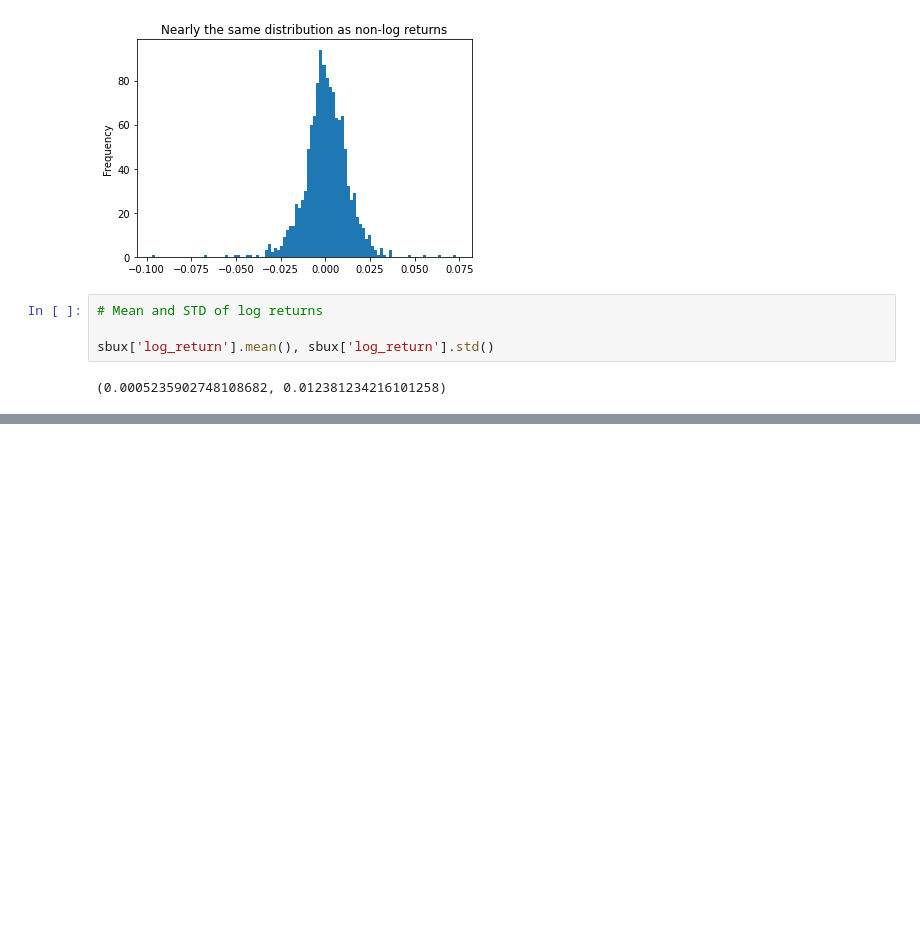
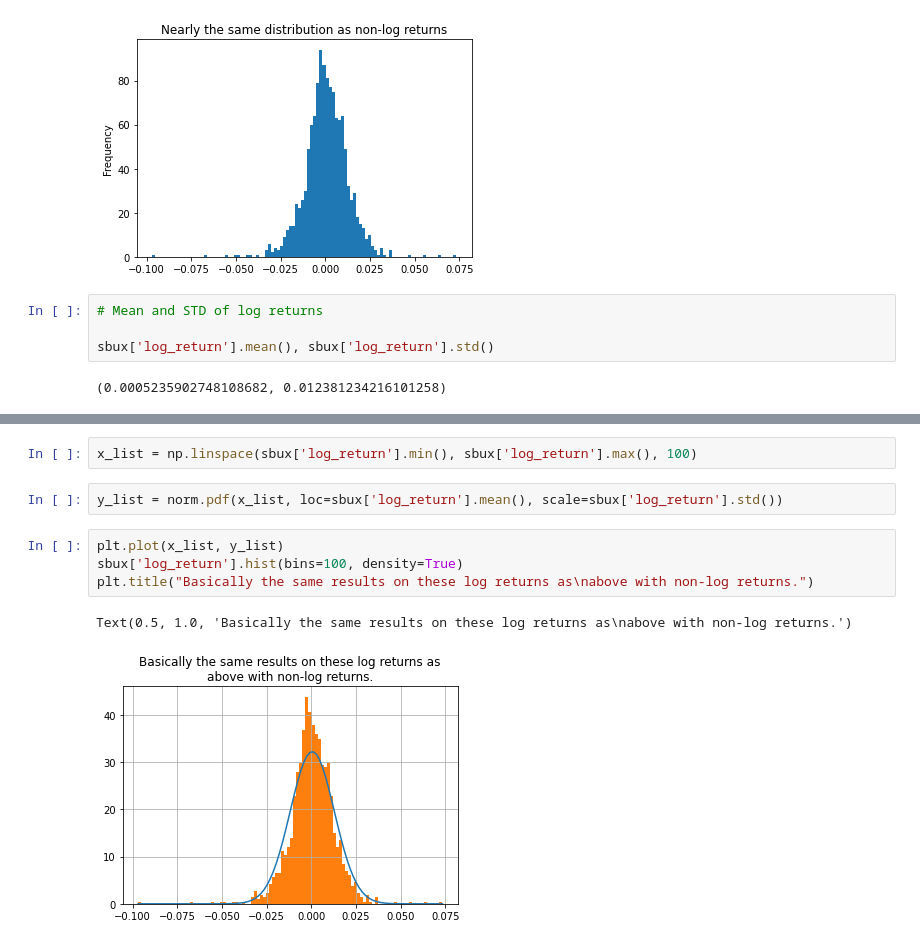
Before and after one commit to StevenSigil/Financial-Engineering-and-AI-with-Python-Project, a Jupyter notebook: my_files/03-financial_data_statistics.ipynb, the cells around one changed output, grey strips where cells are left out. Drawn from its saved outputs; the diff is of its cells as text; blank space fills up the shorter version.

```diff
--- a/my_files/03-financial_data_statistics.ipynb
+++ b/my_files/03-financial_data_statistics.ipynb
@@ -109,0 +159,11 @@ sbux['log_return'].mean(), sbux['log_return'].std()
+# %%
+x_list = np.linspace(sbux['log_return'].min(), sbux['log_return'].max(), 100)
+# %%
+y_list = norm.pdf(x_list, loc=sbux['log_return'].mean(), scale=sbux['log_return'].std())
+# %%
+plt.plot(x_list, y_list)
+sbux['log_return'].hist(bins=100, density=True)
+plt.title("Basically the same results on these log returns as\nabove with non-log returns.")
+# %% [output]
+Text(0.5, 1.0, 'Basically the same results on these log returns as\nabove with non-log returns.')
+[figure, added]
```
Also changed, not shown: parts of 13 cells of this notebook, 1 other file.
